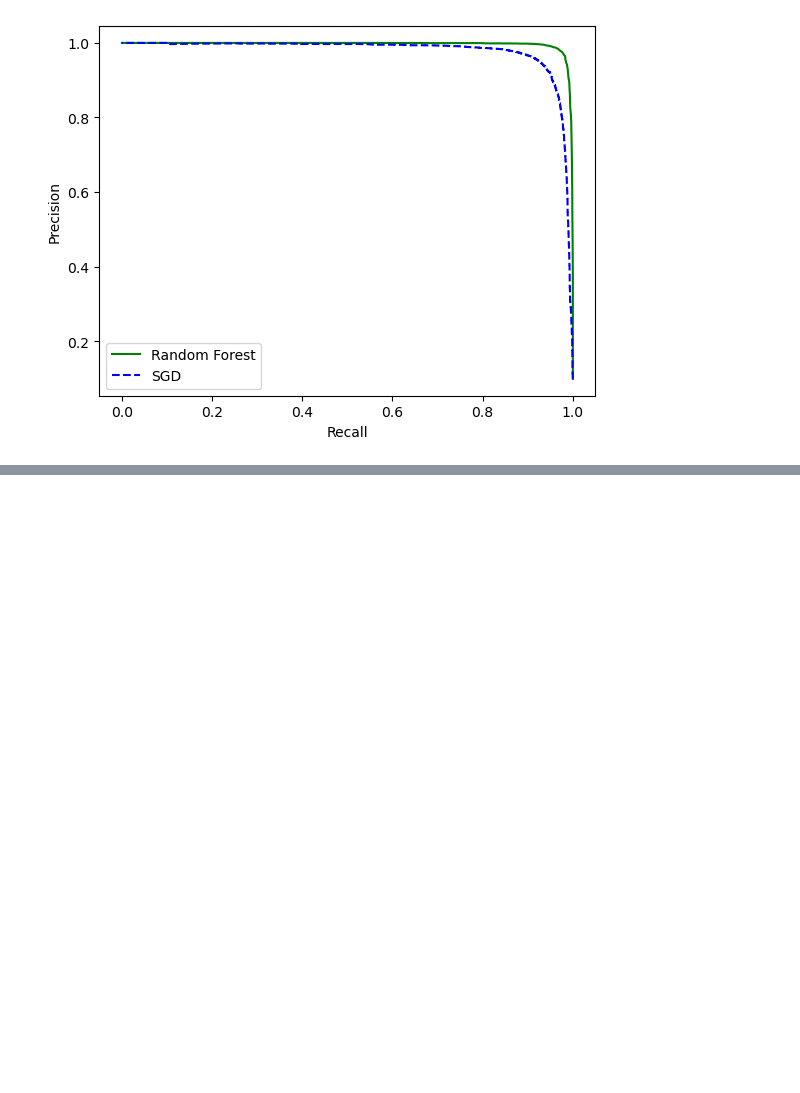
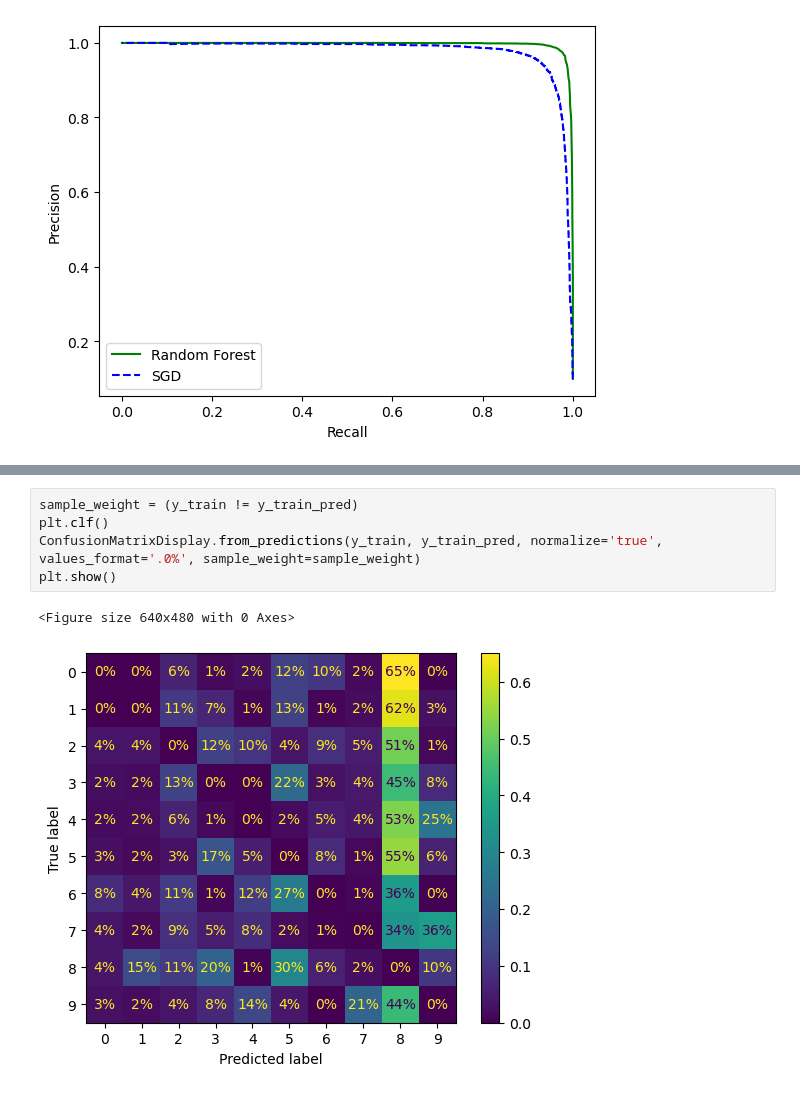
Before and after one commit to JuanPabloRodriguezC/scikit_classification, a Jupyter notebook: digit_classification.ipynb, the cells around one changed output, grey strips where cells are left out. Drawn from its saved outputs; the diff is of its cells as text; blank space fills up the shorter version.

```diff
--- a/digit_classification.ipynb
+++ b/digit_classification.ipynb
@@ -293,0 +339,8 @@ KeyboardInterrupt:
+# %%
+sample_weight = (y_train != y_train_pred)
+plt.clf()
+ConfusionMatrixDisplay.from_predictions(y_train, y_train_pred, normalize='true', values_format='.0%', sample_weight=sample_weight)
+plt.show()
+# %% [output]
+<Figure size 640x480 with 0 Axes>
+[figure, added]
```
Also changed, not shown: parts of 63 cells of this notebook.
